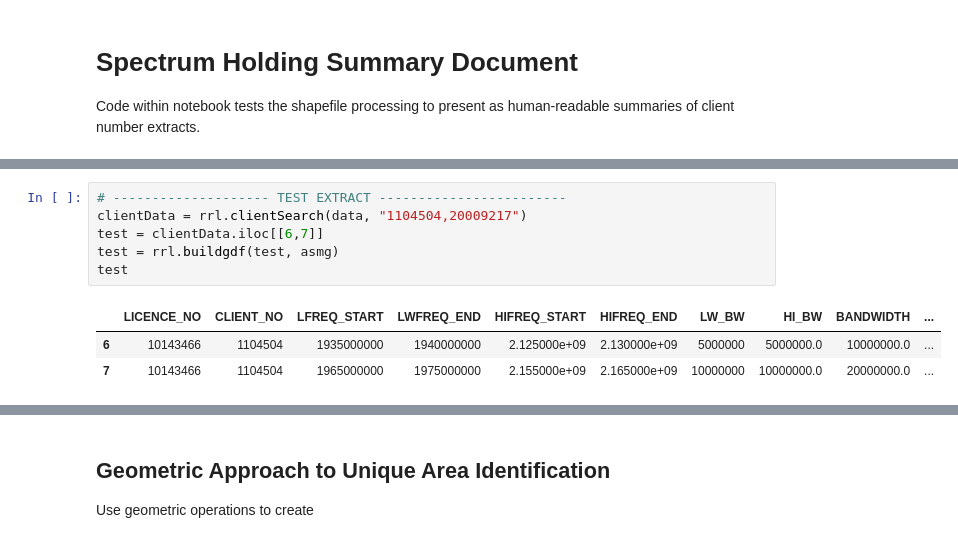
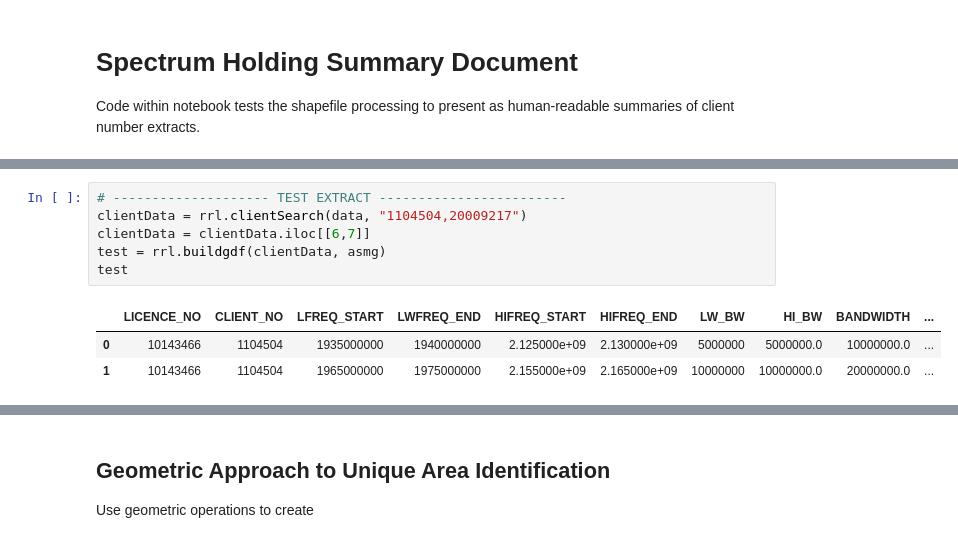
Before and after one commit to navnith-reddy/SpectrumNavigator, a Jupyter notebook: holdings.ipynb, the cells around one changed output, grey strips where cells are left out. Cells and saved outputs as stored; diff of their text form.

```diff
--- a/holdings.ipynb
+++ b/holdings.ipynb
@@ -45,13 +16,13 @@ asmg
 # %%
 # -------------------- TEST EXTRACT ------------------------
 clientData = rrl.clientSearch(data, "1104504,20009217")
-test = clientData.iloc[[6,7]]
-test = rrl.buildgdf(test, asmg)
+clientData = clientData.iloc[[6,7]]
+test = rrl.buildgdf(clientData, asmg)
 test
 # %% [output]
 |  | LICENCE_NO | CLIENT_NO | LFREQ_START | LWFREQ_END | HIFREQ_START | HIFREQ_END | LW_BW | HI_BW | BANDWIDTH | ... |
-| 6 | 10143466 | 1104504 | 1935000000 | 1940000000 | 2.125000e+09 | 2.130000e+09 | 5000000 | 5000000.0 | 10000000.0 | ... |
-| 7 | 10143466 | 1104504 | 1965000000 | 1975000000 | 2.155000e+09 | 2.165000e+09 | 10000000 | 10000000.0 | 20000000.0 | ... |
+| 0 | 10143466 | 1104504 | 1935000000 | 1940000000 | 2.125000e+09 | 2.130000e+09 | 5000000 | 5000000.0 | 10000000.0 | ... |
+| 1 | 10143466 | 1104504 | 1965000000 | 1975000000 | 2.155000e+09 | 2.165000e+09 | 10000000 | 10000000.0 | 20000000.0 | ... |
 # %%
 import contextily as cx
 from matplotlib import pyplot as plt
```
Also changed, not shown: parts of 4 cells of this notebook, 3 other files.
